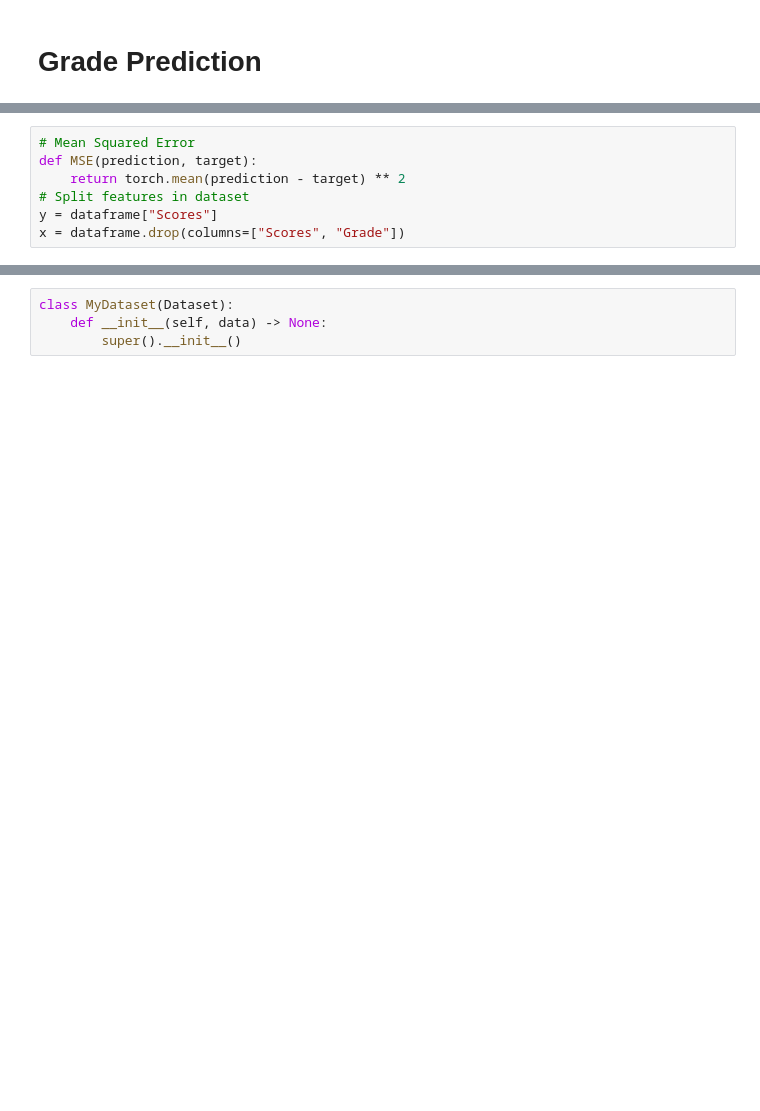
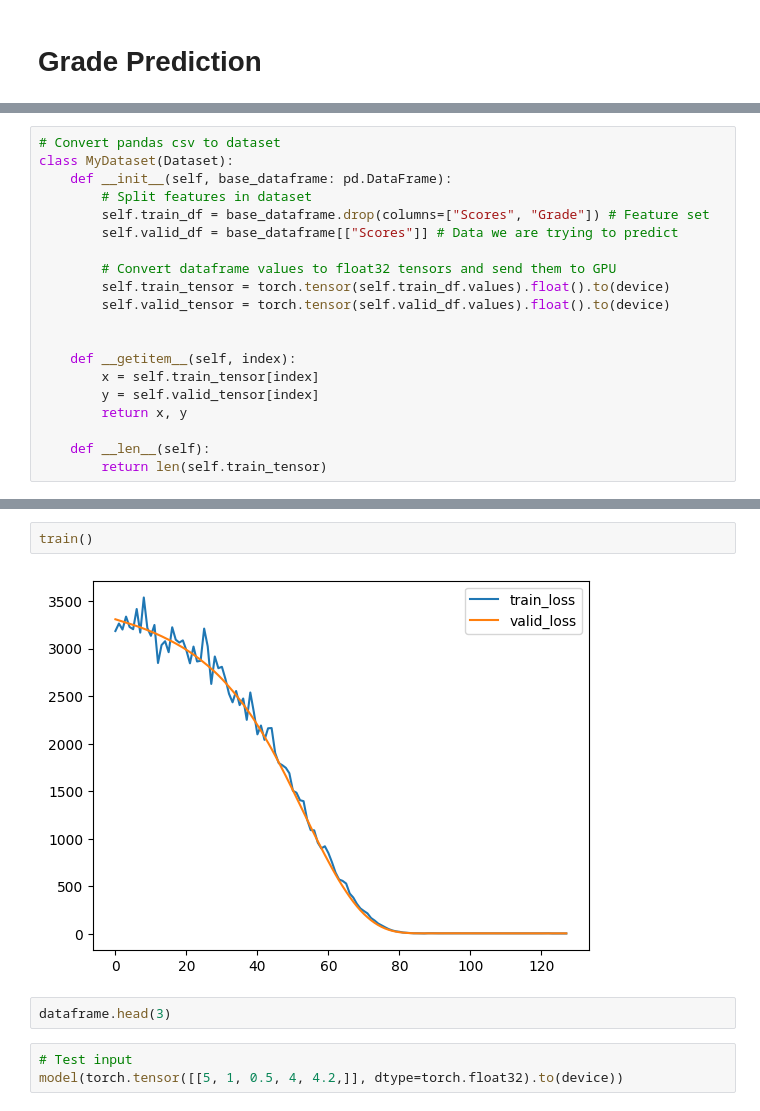
Before and after one commit to skaarfundgandr/Machine_Learning, a Jupyter notebook: Projects/Grade_Prediction/Grade_Prediction.ipynb, the cells around one changed output, grey strips where cells are left out. Drawn from its saved outputs; the diff is of its cells as text; blank space fills up the shorter version.

```diff
--- a/Projects/Grade_Prediction/Grade_Prediction.ipynb
+++ b/Projects/Grade_Prediction/Grade_Prediction.ipynb
@@ -36,10 +38,3 @@ dataframe.head(5)
 | 2 | 3.2 | 1.0 | 0.5 | 3 | 2.9 | 27 | C |
 | 3 | 8.5 | 3.7 | 1.2 | 7 | 7.7 | 75 | A |
 | 4 | 3.5 | 1.2 | 0.3 | 3 | 3.2 | 30 | C |
-# %%
-# Mean Squared Error
-def MSE(prediction, target):
-    return torch.mean(prediction - target) ** 2
-# Split features in dataset
-y = dataframe["Scores"]
-x = dataframe.drop(columns=["Scores", "Grade"])
@@ -55 +41,21 @@ x.head(5)
+# %%
+# Convert pandas csv to dataset
+class MyDataset(Dataset):
+    def __init__(self, base_dataframe: pd.DataFrame):
+        # Split features in dataset
+        self.train_df = base_dataframe.drop(columns=["Scores", "Grade"]) # Feature set
+        self.valid_df = base_dataframe[["Scores"]] # Data we are trying to predict
+
+        # Convert dataframe values to float32 tensors and send them to GPU
+        self.train_tensor = torch.tensor(self.train_df.values).float().to(device)
+        self.valid_tensor = torch.tensor(self.valid_df.values).float().to(device)
+
+
+    def __getitem__(self, index):
+        x = self.train_tensor[index]
+        y = self.valid_tensor[index]
+        return x, y
+
+    def __len__(self):
+        return len(self.train_tensor)
 # %%
@@ -78,4 +132,9 @@ def train():
-# %%
-class MyDataset(Dataset):
-    def __init__(self, data) -> None:
-        super().__init__()
+# %%
+train()
+# %% [output]
+[figure, added]
+# %%
+dataframe.head(3)
+# %%
+# Test input
+model(torch.tensor([[5, 1, 0.5, 4, 4.2,]], dtype=torch.float32).to(device))
```
Also changed, not shown: parts of 5 cells of this notebook, 1 other file.
